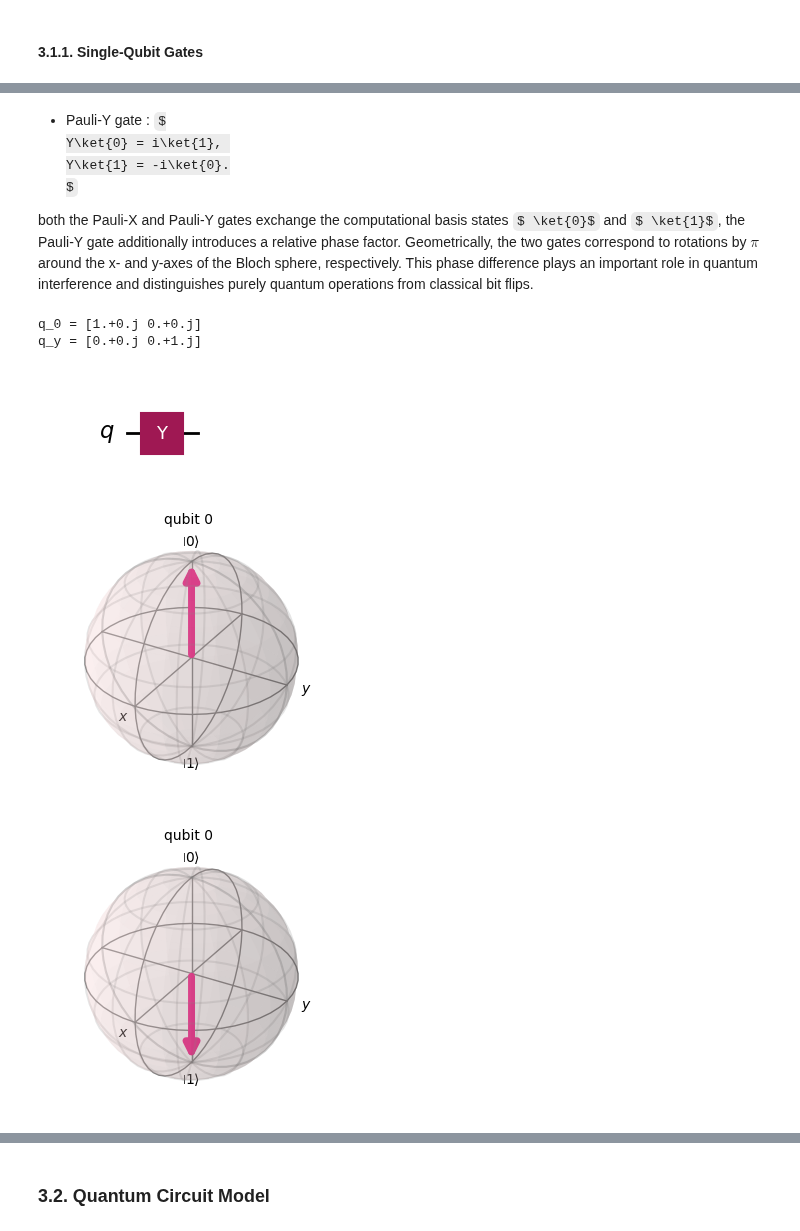
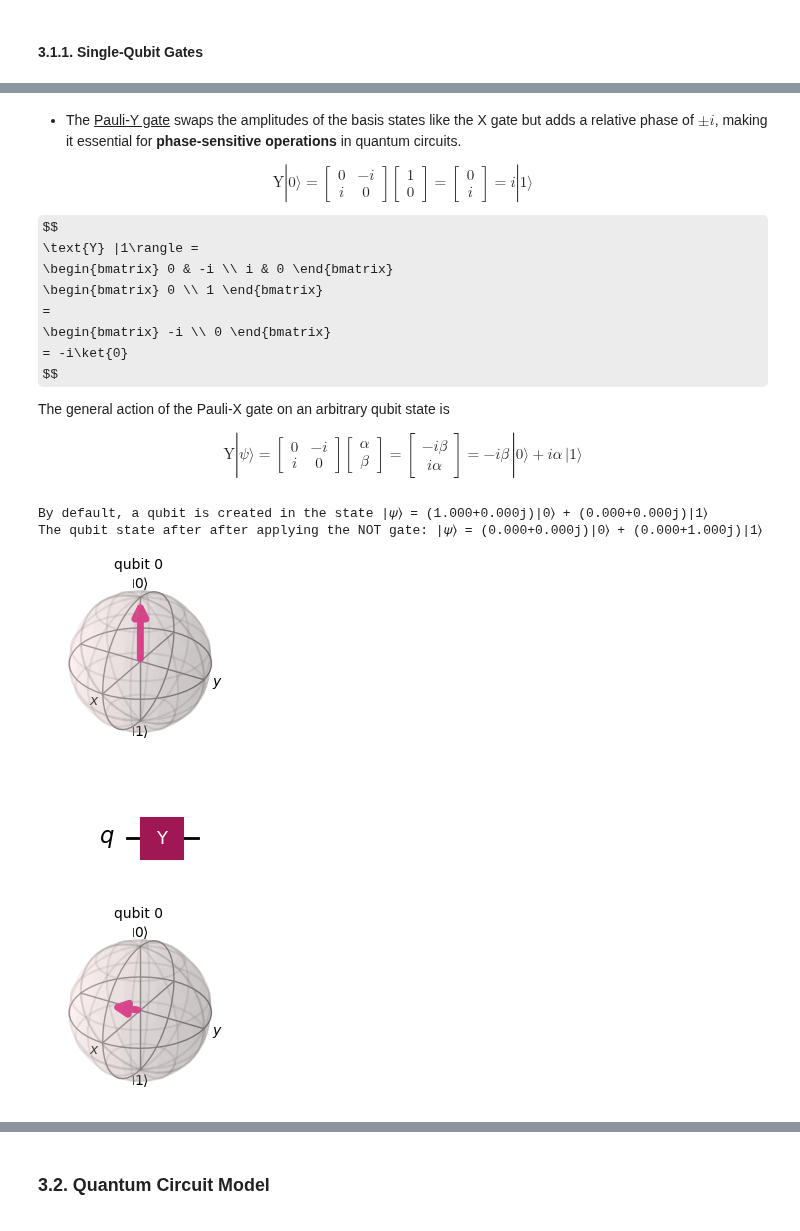
Before and after one commit to MariyaSV78/notebook_Quantum-computing, a Jupyter notebook: Quantum-computing.ipynb, the cells around one changed output, grey strips where cells are left out. Cells and saved outputs as stored; diff of their text form; code cells hidden in the pictures; some formulas as TeX source.

```diff
--- a/Quantum-computing.ipynb
+++ b/Quantum-computing.ipynb
@@ -1094,8 +1148,0 @@ q_x = [0.+0.j 1.+0.j]
-# %%
-qc_y = QuantumCircuit(1)
-qc_y.y(0)
-
-sim = AerSimulator()
-result = execute(qc, sim).result()
-state = result.get_statevector()
-plt.show()
@@ -1104,42 +1149,64 @@ NameError: name 'execute' is not defined
 # %% [markdown]
 
-- Pauli-Y gate :
-$
-Y\ket{0} = i\ket{1},
-Y\ket{1} = -i\ket{0}.
-$
+- The <u>Pauli-Y gate</u> swaps the amplitudes of the basis states like the X gate but adds a relative phase of $\pm i$, making it essential for **phase-sensitive operations** in quantum circuits.
 
-both the Pauli-X and Pauli-Y gates exchange the computational basis states $ \ket{0}$ and  $ \ket{1}$, the Pauli-Y gate additionally introduces a relative phase factor. Geometrically, the two gates correspond to rotations by $\pi$ around the x- and y-axes of the Bloch sphere, respectively. This phase difference plays an important role in quantum interference and distinguishes purely quantum operations from classical bit flips.
+$$
+\text{Y} |0 \rangle =
+\begin{bmatrix} 0 & -i \\ i & 0 \end{bmatrix}
+\begin{bmatrix} 1 \\ 0 \end{bmatrix}
+=
+\begin{bmatrix} 0 \\ i \end{bmatrix}
+= i |1\rangle
+$$
+
+$$
+\text{Y} |1\rangle =
+\begin{bmatrix} 0 & -i \\ i & 0 \end{bmatrix}
+\begin{bmatrix} 0 \\ 1 \end{bmatrix}
+=
+\begin{bmatrix} -i \\ 0 \end{bmatrix}
+= -i\ket{0}
+$$
+
+The general action of the Pauli-X gate on an arbitrary qubit state is
+
+$$
+\text{Y} |\psi\rangle =
+\begin{bmatrix} 0 & -i \\ i & 0 \end{bmatrix}
+\begin{bmatrix} \alpha \\ \beta \end{bmatrix}
+=
+\begin{bmatrix} -i \beta \\ i \alpha \end{bmatrix}
+=
+-i \beta \, |0\rangle + i \alpha \, |1\rangle
+$$
 # %%
 # Creates a circuit with 1 qubit
 qc_y = QuantumCircuit(1)
 
 # Initial state
-state = Statevector.from_instruction(qc_y)
-print("q_0 =", state.data)
-fig1 = plot_bloch_multivector(state)
-fig1.set_size_inches(3, 3)
+state_0 = Statevector.from_instruction(qc_y)
+print(f"By default, a qubit is created in the state |𝜓⟩ = ({state_0[0]:.3f})|0⟩ + ({state_0[1]:.3f})|1⟩ ")
+plot_bloch_multivector(state_0).set_size_inches(2, 2)
 
 # Apply Pauli-X gate for qubit 0
 qc_y.y(0)
-state = Statevector.from_instruction(qc_y)
-print("q_y =", state.data)
-
-fig2 = plot_bloch_multivector(state)
-fig2.set_size_inches(3, 3)
 
 # Draw the circuit
 qc_y.draw('mpl')
+
+state_y = Statevector.from_instruction(qc_y)
+print(f"The qubit state after after applying the NOT gate: |𝜓⟩ = ({state_y[0]:.3f})|0⟩ + ({state_y[1]:.3f})|1⟩ ")
+
+plot_bloch_multivector(state).set_size_inches(2, 2)
 
 # Hide header/footer for all open figures at once\n",
 for fig in plt._pylab_helpers.Gcf.get_all_fig_managers():
     fig.canvas.header_visible = False
     fig.canvas.footer_visible = False
 # clear_output()
-plt.show()
 # %% [output]
-q_0 = [1.+0.j 0.+0.j]
-q_y = [0.+0.j 0.+1.j]
+By default, a qubit is created in the state |𝜓⟩ = (1.000+0.000j)|0⟩ + (0.000+0.000j)|1⟩
+The qubit state after after applying the NOT gate: |𝜓⟩ = (0.000+0.000j)|0⟩ + (0.000+1.000j)|1⟩
-[figure, old version]
+[figure, new version]
-[figure, old version]
+[figure, new version]
-[figure, old version]
+[figure, new version]
```
Also changed, not shown: parts of 26 cells of this notebook.
